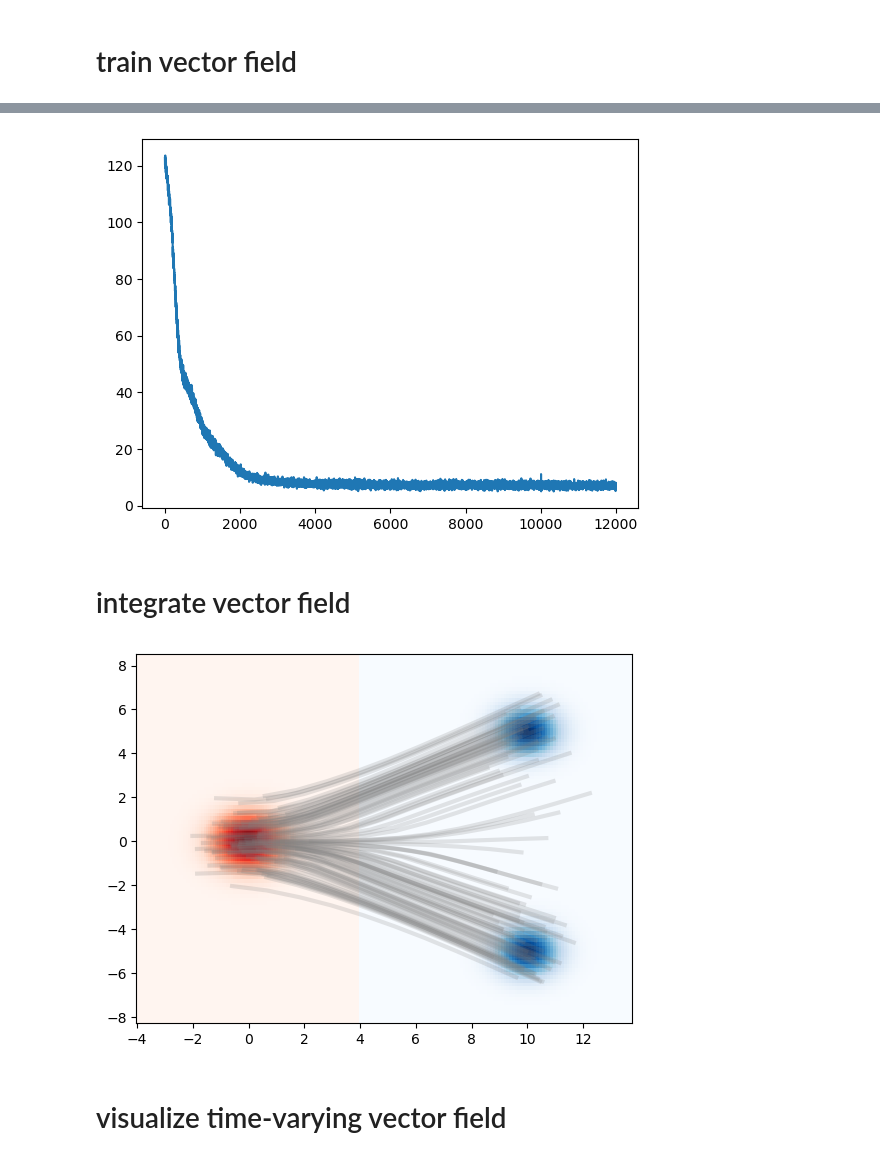
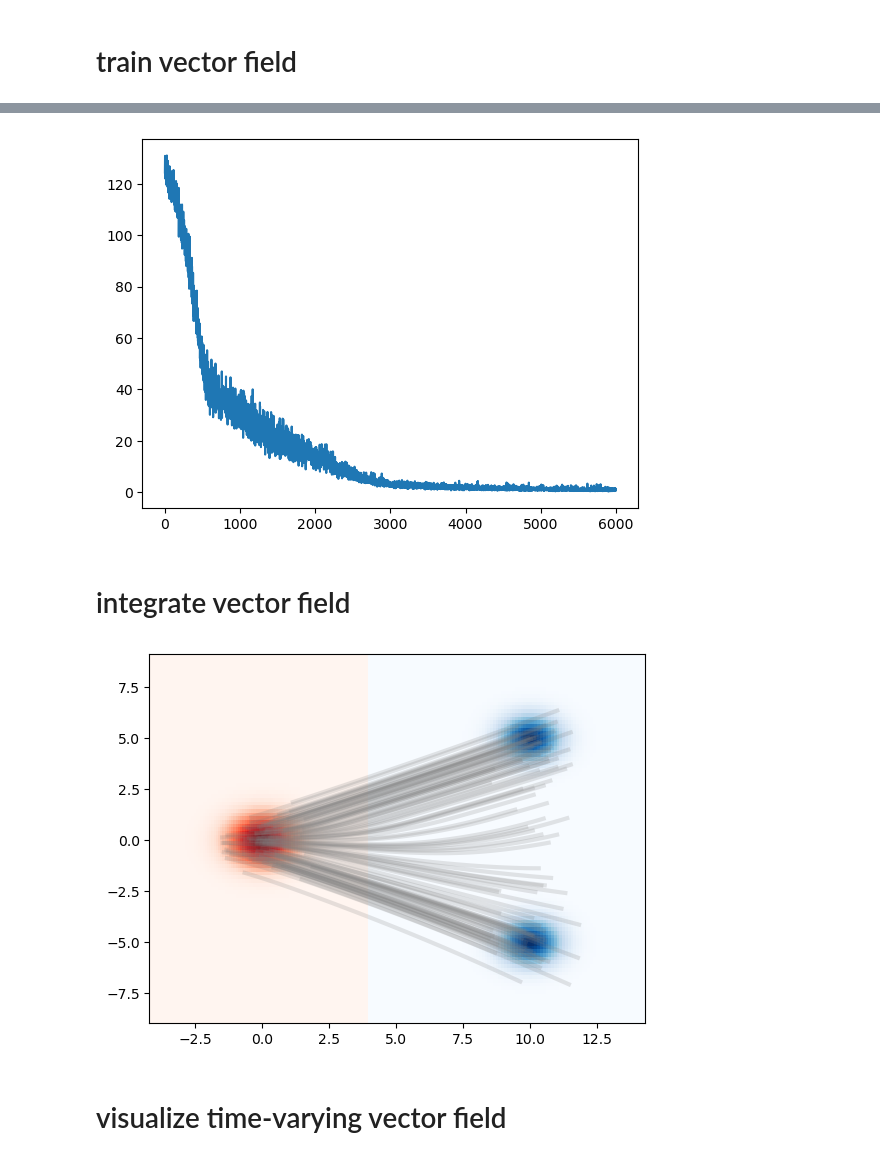
Before and after one commit to Dunni3/flowmatch_from_scratch, a Jupyter notebook: start.ipynb, the cells around one changed output, grey strips where cells are left out. Saved outputs shown, nothing was run; the diff lists cells and outputs as text; code cells hidden in the pictures.

```diff
--- a/start.ipynb
+++ b/start.ipynb
@@ -46,7 +48,7 @@ plt.show()
 # %% [markdown]
 # train vector field
 # %%
-def train_flow_matching_model(n_iterations, batch_size, p_0, p_1, learning_rate=1.0e-4, sigma=0.1):
+def train_flow_matching_model(n_iterations, batch_size, p_0, p_1, learning_rate=1.0e-4, sigma=0.1, use_ot=False):
     u = nn.Sequential(
         nn.Linear(3, 30),
         nn.ReLU(),
@@ -60,6 +62,9 @@ def train_flow_matching_model(n_iterations, batch_size, p_0, p_1, learning_rate=
     # intitalize adam optimizer
     optimizer = torch.optim.Adam(u.parameters(), lr=learning_rate)
 
+    if use_ot:
+        ot_sampler = OTPlanSampler()
+
     losses = []
 
     for iter_idx in range(n_iterations):
@@ -69,6 +74,9 @@ def train_flow_matching_model(n_iterations, batch_size, p_0, p_1, learning_rate=
 
         x_0 = p_0.sample((batch_size,))
         x_1 = p_1.sample((batch_size,))
+
+        if use_ot:
+            x_0, x_1 = ot_sampler.sample_plan(x_0, x_1)
 
         # sample time
         t = torch.rand(batch_size,)
@@ -98,7 +106,7 @@ def train_flow_matching_model(n_iterations, batch_size, p_0, p_1, learning_rate=
 
     return losses, u
 
-losses, u = train_flow_matching_model(n_iterations=int(12e3), batch_size=500, p_0=p_0, p_1=p_1, learning_rate=1.0e-4, sigma=0.1)
+losses, u = train_flow_matching_model(n_iterations=int(6e3), batch_size=50, p_0=p_0, p_1=p_1, learning_rate=1.0e-4, sigma=0.01, use_ot=True)
 
 # print the average loss in the last 100 iterations
 print(f'Final loss = {np.mean(losses[-100:]):.2f}')
@@ -110,4 +118,4 @@ Final loss = 6.92
-[figure, old version]
+[figure, new version]
 # %% [markdown]
 # integrate vector field
 # %%
@@ -145,7 +153,7 @@ make_density_plot(dist=p_1, xlim=(4, xlim[1]), ylim=ylim, cmap='Blues', alpha=1.
 
 n_trajectories = 100
 x_0 = p_0.sample((n_trajectories,))
-t, x_t = integrate_u(x_0, u, n_steps=10)
+t, x_t = integrate_u(x_0, u, n_steps=100)
 
 for traj_idx in range(n_trajectories):
     plt.plot(x_t[traj_idx,0,:], x_t[traj_idx,1,:], alpha=0.2 , lw=3, color='gray')
@@ -154,6 +162,6 @@ for traj_idx in range(n_trajectories):
 # plt.gca().set_aspect('equal', )
 plt.show()
 # %% [output]
-[figure, old version]
+[figure, new version]
 # %% [markdown]
 # visualize time-varying vector field
```
Also changed, not shown: parts of 4 cells of this notebook, 1 other file.
